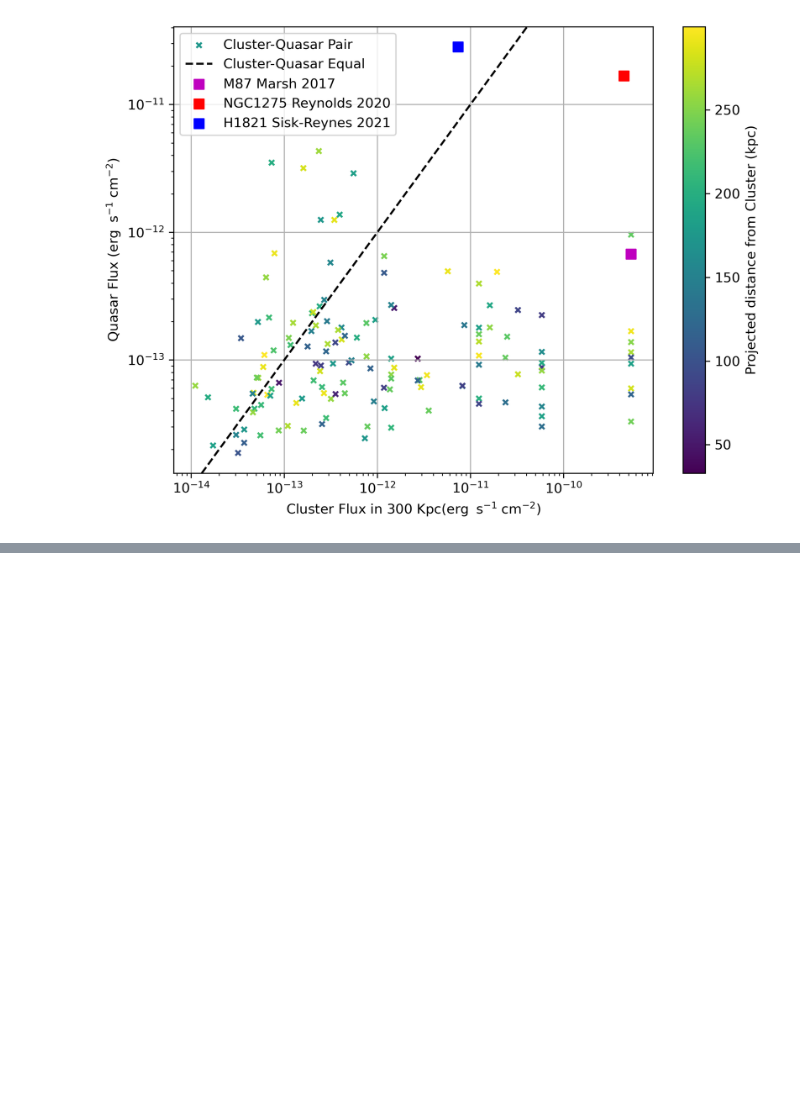
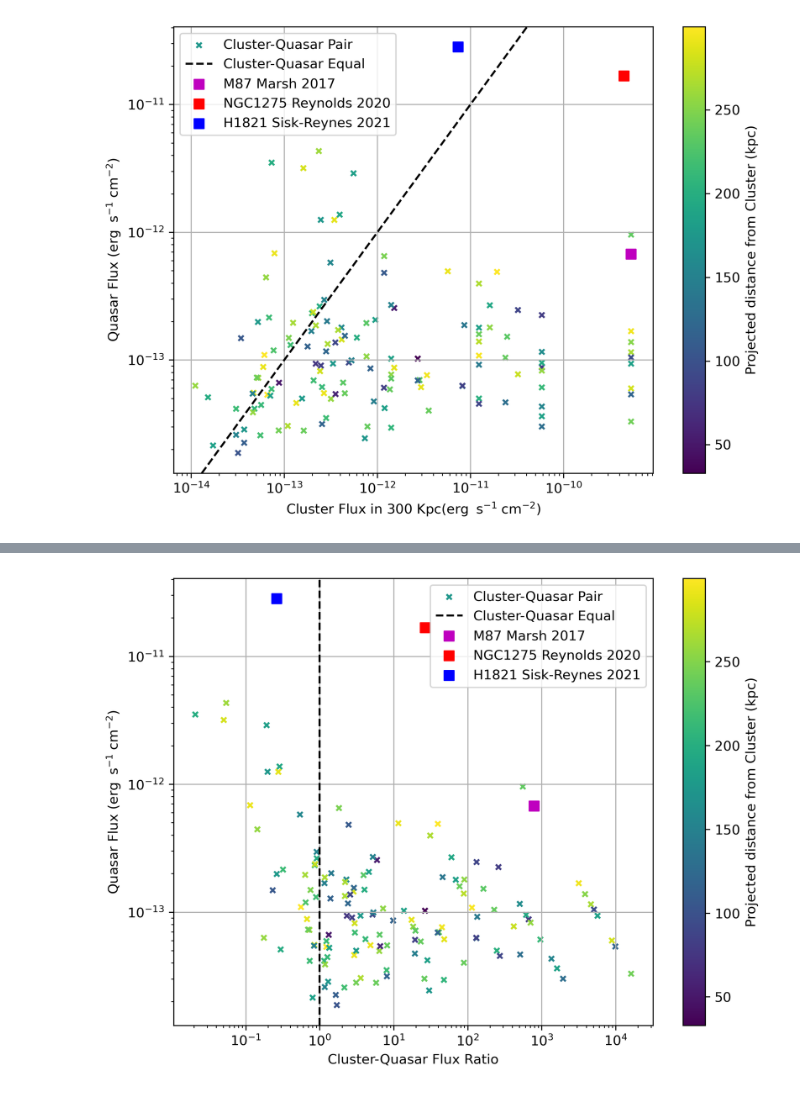
Before and after one commit to TobyWallage/Finding_Quasars_In_eRASS, a Jupyter notebook: Notebooks/Flux_Comparisions.ipynb, the cells around one changed output, grey strips where cells are left out. Cells and saved outputs as stored; diff of their text form; code cells hidden in the pictures; blank space fills up the shorter version.

Commit message:
Ratio Plot

```diff
--- a/Notebooks/Flux_Comparisions.ipynb
+++ b/Notebooks/Flux_Comparisions.ipynb
@@ -140,5 +141,5 @@ plt.show()
 # %% [output]
 [figure]
 # %%
-quasar_matches.sort(["CLUSTER_FLUX", "ML_FLUX_1"], reverse=True)
-quasar_matches
+# quasar_matches.sort(["CLUSTER_FLUX", "ML_FLUX_1"], reverse=True)
+# quasar_matches
@@ -165,0 +146,25 @@ Table length=138
+# %%
+plt.figure(dpi=300, figsize=(8, 6))
+plt.scatter(quasar_matches["CLUSTER_FLUX"]/quasar_matches["ML_FLUX_1"], quasar_matches["ML_FLUX_1"], marker='x', c=quasar_matches["SEPARATION_R"], s=15, label="Cluster-Quasar Pair")
+# plt.axline((0,0), slope=1, c='k', ls='--', label="Cluster-Quasar Equal")
+plt.axvline(1, c='k', ls='--', label="Cluster-Quasar Equal")
+
+# for some reason color bar has to go here or it has wrong values...
+plt.colorbar(label="Projected distance from Cluster (kpc)")
+
+# # plot examples from literature
+plt.scatter(5.32e-10/6.73e-13, 6.73e-13, marker=',', s=50, c='m',label="M87 Marsh 2017")
+plt.scatter(4.45e-10/1.67e-11, 1.67e-11, marker=',', s=50, c='r', label="NGC1275 Reynolds 2020")
+plt.scatter(7.39e-12/2.82e-11, 2.82e-11, marker=',', s=50, c='b', label="H1821 Sisk-Reynes 2021")
+
+plt.loglog()
+
+plt.grid()
+plt.xlabel(r"Cluster-Quasar Flux Ratio")
+plt.ylabel(r"Quasar Flux ($\rm{erg} \;\; \rm{s}^{-1} \; \rm{cm}^{-2}$)")
+
+plt.legend()
+
+plt.show()
+# %% [output]
+[figure, added]
```
Also changed, not shown: parts of 5 cells of this notebook, 2 other files.
